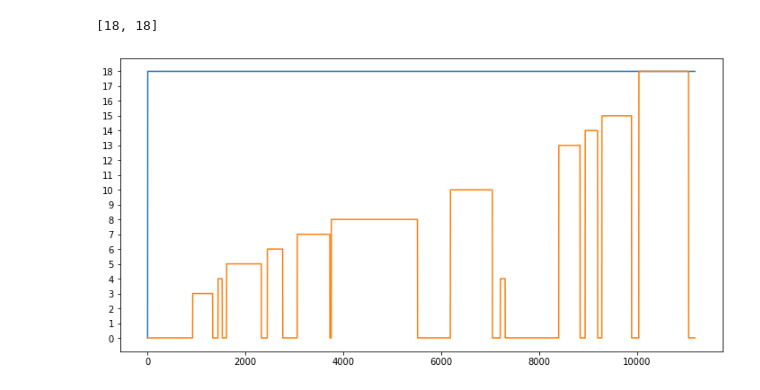
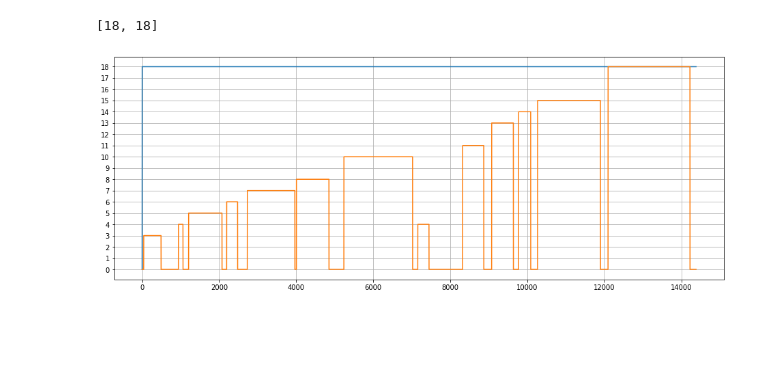
Before and after one commit to yumion/cataractsWorkflow, a Jupyter notebook: notebooks/validation_visalization.ipynb, the cells around one changed output. Drawn from its saved outputs; the diff is of its cells as text; code cells hidden in the pictures; blank space fills up the shorter version.

Commit message:
modify plot log

```diff
--- a/notebooks/validation_visalization.ipynb
+++ b/notebooks/validation_visalization.ipynb
@@ -120,8 +123,8 @@ class ProcedureMaze(gym.Env):
 
         self.action_space = gym.spaces.Discrete(19)  # classes: 18 + 1
         self.observation_space = gym.spaces.Box(
-            low=np.array([1, 0], dtype=np.float),
-            high=np.array([self.maze.shape[0], 19], dtype=np.float),
+            low=np.array([1, 0], dtype=np.float32),
+            high=np.array([self.maze.shape[0], 19], dtype=np.float32),
             shape=(2, )
         )  # [frame, task]
         self.reward_range = [-1., 100.]
@@ -155,9 +158,6 @@ class ProcedureMaze(gym.Env):
         ゴールだけが正しいことに意味はないので、ゴールの報酬は特に設定しない
         """
         current_task = np.argmax(self.maze[pos[0] - 1])
-        if pos == [self.maze.shape[0], self.maze.shape[1] - 1]:
-            return 100
-
         if pos[1] == current_task == 0:
             # 予測のtaskと同じ(Idle)だと少ない報酬を与える
             return 1
@@ -202,6 +202,6 @@ class ProcedureMaze(gym.Env):
             output = [self.pos[1], target[self.pos[0] - 1]]
             return output
 # %%
-env = ProcedureMaze(target_csv, skip_frame=1)
+env = ProcedureMaze('/data1/github/MICCAI2020/cataractsWorkflow/data/train/01/train01.csv', skip_frame=1)
 env.maze.shape
 # %% [output]
@@ -209,19 +209,22 @@ env.maze.shape
 # %%
 frames = []
+total_reward = 0
 for episode in range(1):
     state = env.reset()
     frames.append(env.render(mode='human'))
-    print(state)
+#     print(state)
     done = False
     steps = 0
     while not done:
         action = 18
         state, reward, done, _ = env.step(action)
+        total_reward += reward
         frames.append(env.render(mode='human'))
-        print(state, reward)
+#         print(state, reward)
         steps += 1
 
 #         if steps > 100:
 #             break
 env.close()
+print(total_reward)
 # %% [output]
@@ -269,15 +256,15 @@ frame
 # %%
 preds = []
 targets = []
 for frame in frames[:]:
     preds.append(frame[0])
     targets.append(frame[1])
 
-
-plt.figure(figsize=(12, 6))
+plt.figure(figsize=(16, 6))
 plt.yticks(np.arange(0, 19, 1))
 plt.plot(preds)
 plt.plot(targets)
+plt.grid()
 plt.show()
 # %% [output]
-[figure, old version]
+[figure, new version]
```
Also changed, not shown: parts of 4 cells of this notebook, 4 other files.
